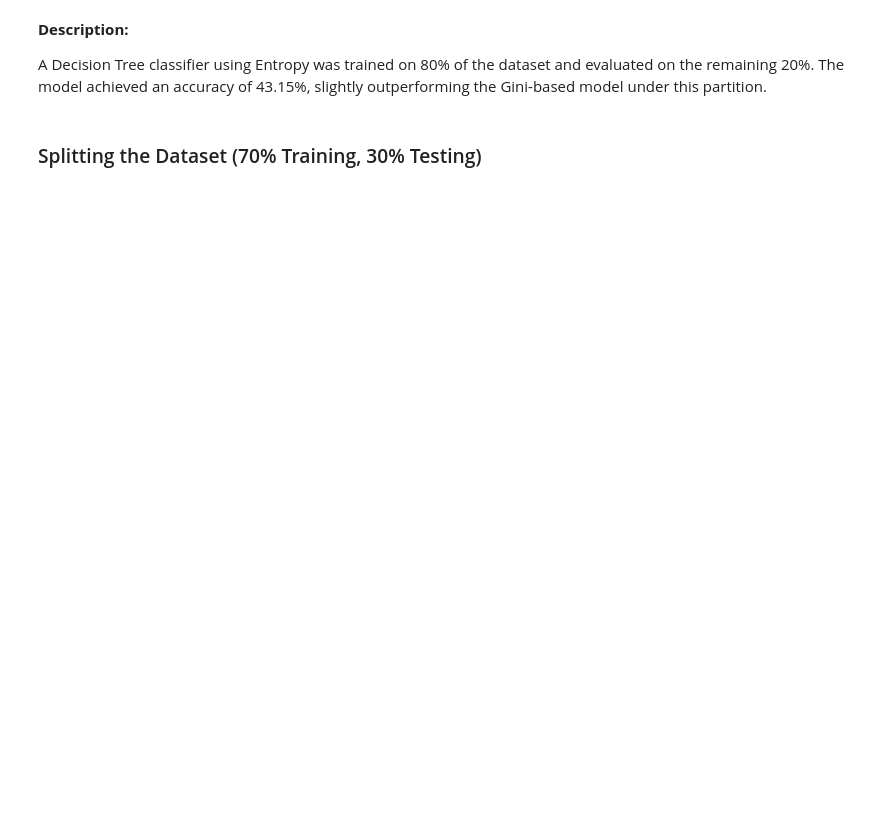
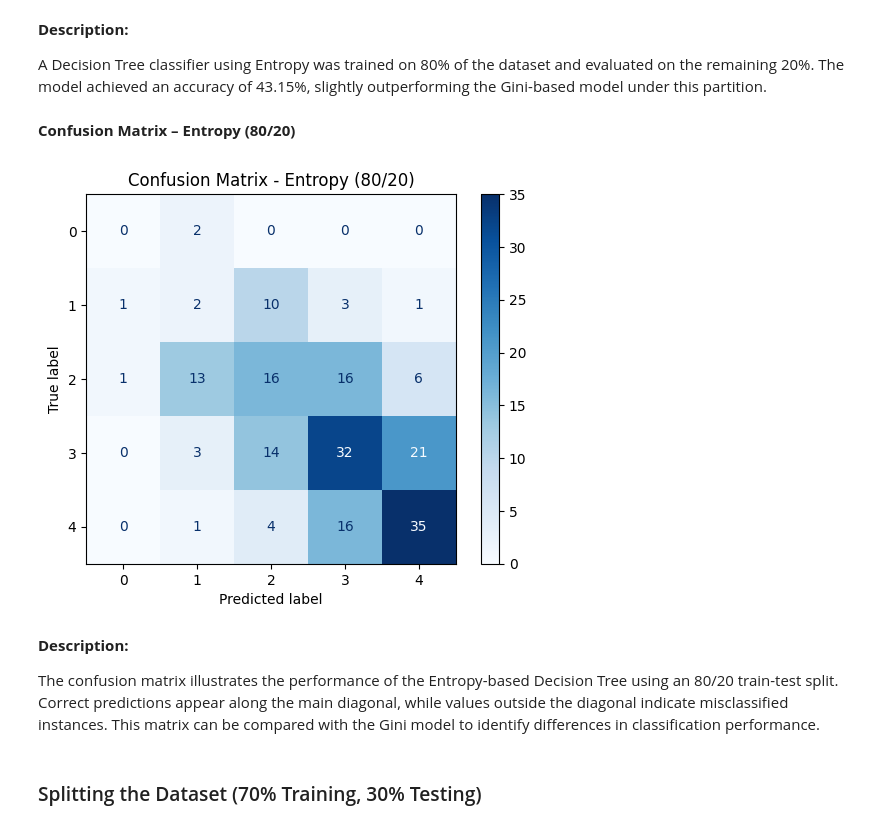
Before and after one commit to wjd123p/IT326-Project, a Jupyter notebook: Reports/Phase3.ipynb, the cells around one changed output. Cells and saved outputs as stored; diff of their text form; code cells hidden in the pictures; blank space fills up the shorter version.

```diff
--- a/Reports/Phase3.ipynb
+++ b/Reports/Phase3.ipynb
@@ -180,6 +272,27 @@ print("Entropy Accuracy (%):", accuracy_entropy_80 * 100)
 **Description:**
 
 A Decision Tree classifier using Entropy was trained on 80% of the dataset and evaluated on the remaining 20%. The model achieved an accuracy of 43.15%, slightly outperforming the Gini-based model under this partition.
+# %% [markdown]
+**Confusion Matrix – Entropy (80/20)**
+# %%
+from sklearn.metrics import ConfusionMatrixDisplay
+import matplotlib.pyplot as plt
+
+ConfusionMatrixDisplay.from_predictions(
+    y_test_80,
+    y_pred_entropy_80,
+    values_format="d",
+    cmap="Blues"
+)
+
+plt.title("Confusion Matrix - Entropy (80/20)")
+plt.show()
+# %% [output]
+[figure, added]
+# %% [markdown]
+**Description:**
+
+The confusion matrix illustrates the performance of the Entropy-based Decision Tree using an 80/20 train-test split. Correct predictions appear along the main diagonal, while values outside the diagonal indicate misclassified instances. This matrix can be compared with the Gini model to identify differences in classification performance.
 # %% [markdown]
 ### Splitting the Dataset (70% Training, 30% Testing)
 # %%
```
Also changed, not shown: parts of 29 cells of this notebook.
